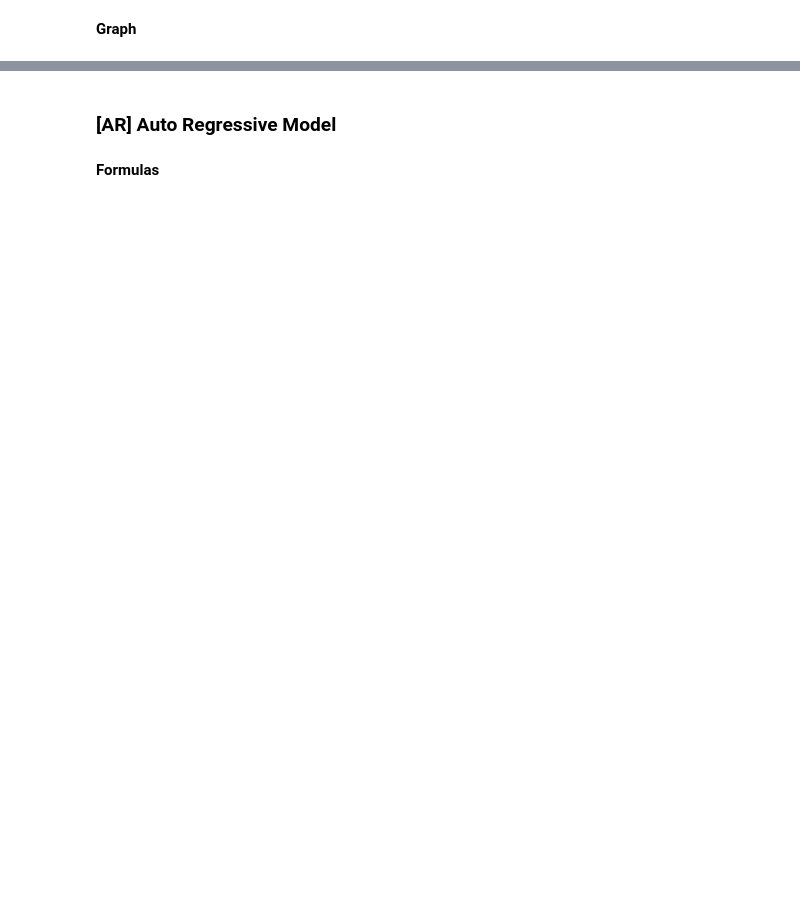
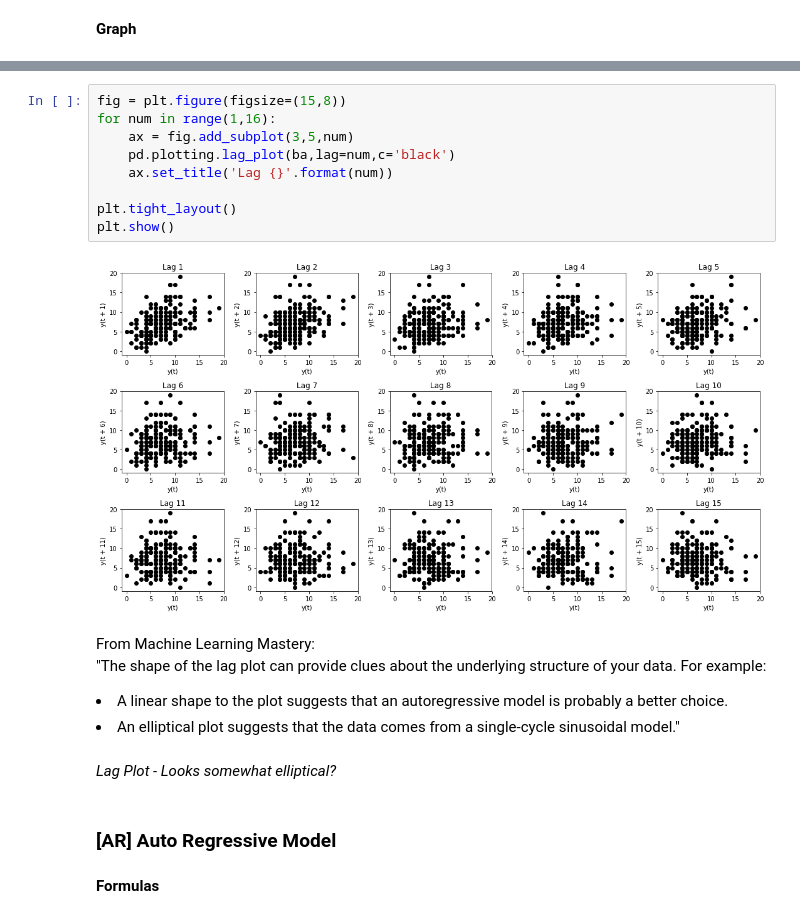
Before and after one commit to kimrharper/thinkful, a Jupyter notebook: capstone/capstone-cleaning.ipynb, the cells around one changed output, grey strips where cells are left out. Saved outputs shown, nothing was run; the diff lists cells and outputs as text; blank space fills up the shorter version.

Commit message:
completed ar-ma-arima models with varying degrees of handcoded computations

```diff
--- a/capstone/capstone-cleaning.ipynb
+++ b/capstone/capstone-cleaning.ipynb
@@ -219,3 +233,22 @@ autocorrelation_plot(y,color='black');plt.title('Auto Correlation Plot',fontsize
+# %%
+fig = plt.figure(figsize=(15,8))
+for num in range(1,16):
+    ax = fig.add_subplot(3,5,num)
+    pd.plotting.lag_plot(ba,lag=num,c='black')
+    ax.set_title('Lag {}'.format(num))
+
+plt.tight_layout()
+plt.show()
+# %% [output]
+[figure, added]
+# %% [markdown]
+From Machine Learning Mastery:<br>
+"The shape of the lag plot can provide clues about the underlying structure of your data. For example:<br>
+
+<li>A linear shape to the plot suggests that an autoregressive model is probably a better choice.
+<li>An elliptical plot suggests that the data comes from a single-cycle sinusoidal model."
+# %% [markdown]
+_Lag Plot - Looks somewhat elliptical?_
 # %% [markdown]
 ### [AR] Auto Regressive Model
 # %% [markdown]
```
Also changed, not shown: parts of 26 cells of this notebook.
